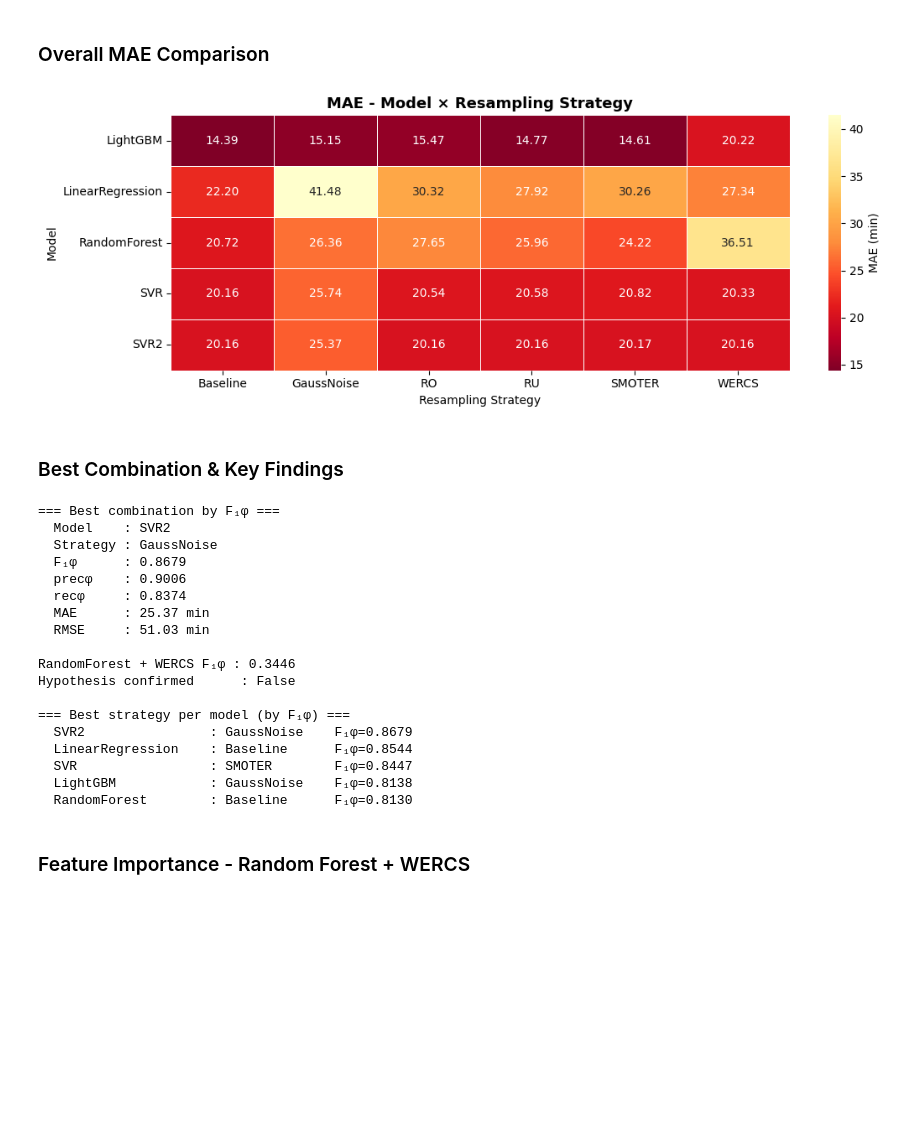
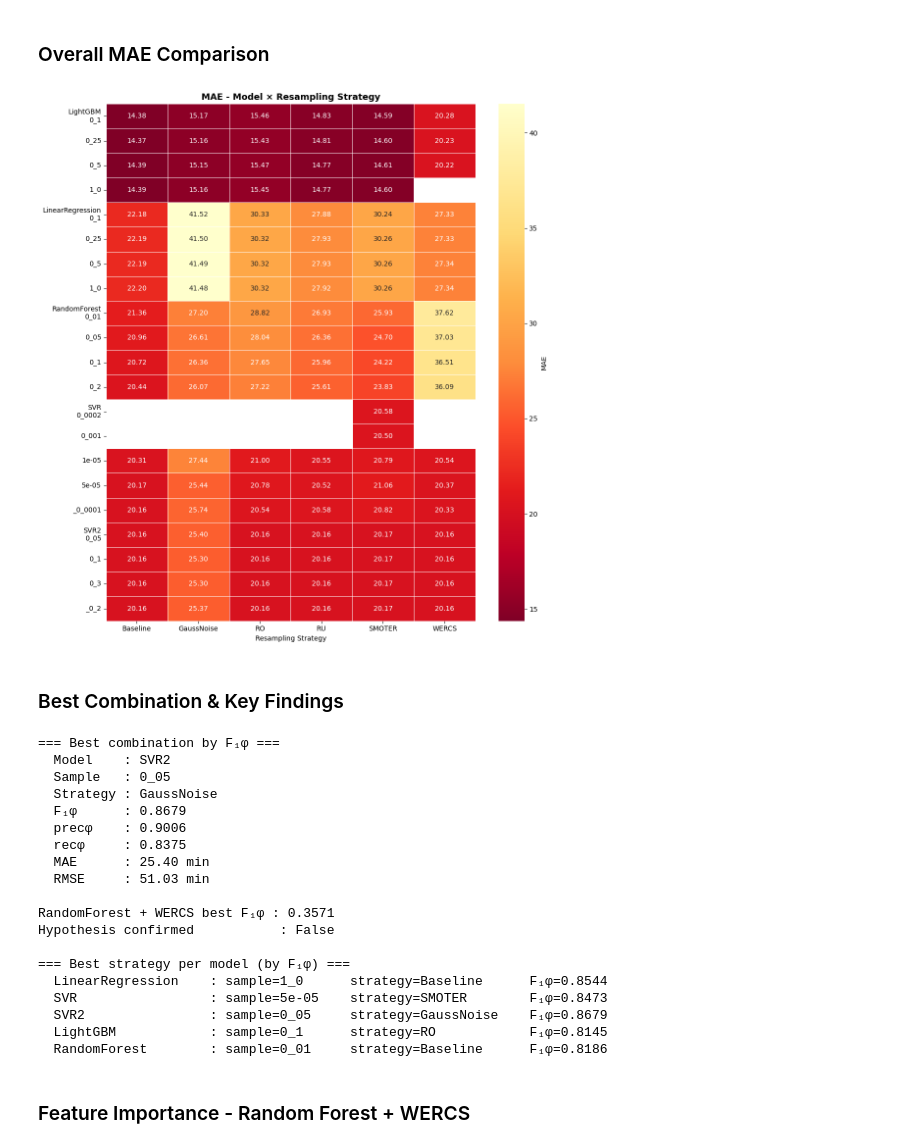
Before and after one commit to RoagieHoagie/FlightDelayImbalancedRegression, a Jupyter notebook: generate_results.ipynb, the cells around one changed output. Drawn from its saved outputs; the diff is of its cells as text; code cells hidden in the pictures; blank space fills up the shorter version.

```diff
--- a/generate_results.ipynb
+++ b/generate_results.ipynb
@@ -63,13 +98,14 @@ for model_name in model_names:
 # %%
 import pandas as pd
 
-
 results_df = pd.DataFrame(all_results).T
-results_df.index.names = ['Model', 'Strategy']
+results_df.index.names = ['Model', 'Sample', 'Strategy']
 results_df = results_df[[
     'f1_phi', 'prec_phi', 'rec_phi',
     'Weighted_MAE', 'MAE', 'RMSE',
     'Tail_MAE', 'Tail_RMSE', 'tail_n'
-]].sort_values('f1_phi', ascending=False)
-results_df.round(4)
+]]
+
+with pd.option_context('display.max_rows', None, 'display.max_columns', None):
+    display(results_df.round(4))
 # %% [output]
@@ -96,20 +132,30 @@ results_df.round(4)
 # %%
 import seaborn as sns
 import matplotlib.pyplot as plt
-f1_pivot = results_df['f1_phi'].unstack(level='Strategy')
 
-fig, ax = plt.subplots(figsize=(11, 4))
+f1_pivot = results_df['f1_phi'].unstack(level='Strategy').astype(float)
+
+fig, ax = plt.subplots(figsize=(11, len(f1_pivot) * 0.5 + 1))
 sns.heatmap(
-    f1_pivot.astype(float),
+    f1_pivot,
     annot=True, fmt='.4f',
     cmap='YlGn',
     linewidths=0.5,
     ax=ax,
     cbar_kws={'label': 'F₁φ'}
 )
+
+# show model name only on first row of each group
+labels = []
+for (model, sample) in f1_pivot.index:
+    prev = f1_pivot.index[f1_pivot.index.get_loc((model, sample)) - 1] if f1_pivot.index.get_loc((model, sample)) > 0 else None
+    labels.append(f'{model}\n{sample}' if prev is None or prev[0] != model else sample)
+
+ax.set_yticklabels(labels, rotation=0)
 ax.set_title('F₁φ Score - Model × Resampling Strategy', fontsize=13, weight='bold')
 ax.set_xlabel('Resampling Strategy')
-ax.set_ylabel('Model')
+ax.set_ylabel('')
 plt.tight_layout()
 plt.savefig('results/f1.png')
+plt.show()
 # %% [output]
@@ -144,31 +200,39 @@ plt.savefig('results/p&r.png')
 # %%
 mae_pivot = results_df['MAE'].unstack(level='Strategy').astype(float)
 
-fig, ax = plt.subplots(figsize=(11, 4))
+fig, ax = plt.subplots(figsize=(11, len(mae_pivot) * 0.5 + 1))
 sns.heatmap(
     mae_pivot,
     annot=True, fmt='.2f',
     cmap='YlOrRd_r',
     linewidths=0.5,
     ax=ax,
-    cbar_kws={'label': 'MAE (min)'}
+    cbar_kws={'label': 'MAE'}
 )
+
+labels = []
+for i, (model, sample) in enumerate(mae_pivot.index):
+    prev = mae_pivot.index[i - 1] if i > 0 else None
+    labels.append(f'{model}\n{sample}' if prev is None or prev[0] != model else sample)
+
+ax.set_yticklabels(labels, rotation=0)
 ax.set_title('MAE - Model × Resampling Strategy', fontsize=13, weight='bold')
 ax.set_xlabel('Resampling Strategy')
-ax.set_ylabel('Model')
+ax.set_ylabel('')
 plt.tight_layout()
-plt.savefig("results/mae.png")
+plt.savefig('results/mae.png')
+plt.show()
 # %% [output]
-[figure, old version]
+[figure, new version]
 # %% [markdown]
 ### Best Combination & Key Findings
 # %%
 best_idx     = results_df['f1_phi'].idxmax()
 best_metrics = results_df.loc[best_idx]
-
 print('=== Best combination by F₁φ ===')
 print(f'  Model    : {best_idx[0]}')
-print(f'  Strategy : {best_idx[1]}')
+print(f'  Sample   : {best_idx[1]}')
+print(f'  Strategy : {best_idx[2]}')
 print(f'  F₁φ      : {best_metrics["f1_phi"]:.4f}')
 print(f'  precφ    : {best_metrics["prec_phi"]:.4f}')
 print(f'  recφ     : {best_metrics["rec_phi"]:.4f}')
@@ -176,35 +240,36 @@ print(f'  MAE      : {best_metrics["MAE"]:.2f} min')
 print(f'  RMSE     : {best_metrics["RMSE"]:.2f} min')
 print()
 
-rf_wercs_f1 = results_df.loc[('RandomForest', 'WERCS'), 'f1_phi']
-print(f'RandomForest + WERCS F₁φ : {rf_wercs_f1:.4f}')
-print(f'Hypothesis confirmed      : {best_idx == ("RandomForest", "WERCS")}')
+rf_wercs_f1 = results_df.loc['RandomForest', 'f1_phi'].xs('WERCS', level='Strategy').max()
+print(f'RandomForest + WERCS best F₁φ : {rf_wercs_f1:.4f}')
+print(f'Hypothesis confirmed           : {best_idx[0] == "RandomForest" and best_idx[2] == "WERCS"}')
 print()
 
 print('=== Best strategy per model (by F₁φ) ===')
 for model_name in models_list:
-    best_strat = results_df.loc[model_name, 'f1_phi'].idxmax()
-    best_f1    = results_df.loc[(model_name, best_strat), 'f1_phi']
-    print(f'  {model_name:<20}: {best_strat:<12}  F₁φ={best_f1:.4f}')
+    best_idx_m  = results_df.loc[model_name, 'f1_phi'].idxmax()  # (sample, strategy)
+    best_f1     = results_df.loc[(model_name, *best_idx_m), 'f1_phi']
+    print(f'  {model_name:<20}: sample={best_idx_m[0]:<8} strategy={best_idx_m[1]:<12}  F₁φ={best_f1:.4f}')
 # %% [output]
 === Best combination by F₁φ ===
   Model    : SVR2
+  Sample   : 0_05
   Strategy : GaussNoise
   F₁φ      : 0.8679
   precφ    : 0.9006
-  recφ     : 0.8374
-  MAE      : 25.37 min
+  recφ     : 0.8375
+  MAE      : 25.40 min
   RMSE     : 51.03 min
 
-RandomForest + WERCS F₁φ : 0.3446
-Hypothesis confirmed      : False
+RandomForest + WERCS best F₁φ : 0.3571
+Hypothesis confirmed           : False
 
 === Best strategy per model (by F₁φ) ===
-  SVR2                : GaussNoise    F₁φ=0.8679
-  LinearRegression    : Baseline      F₁φ=0.8544
-  SVR                 : SMOTER        F₁φ=0.8447
-  LightGBM            : GaussNoise    F₁φ=0.8138
-  RandomForest        : Baseline      F₁φ=0.8130
+  LinearRegression    : sample=1_0      strategy=Baseline      F₁φ=0.8544
+  SVR                 : sample=5e-05    strategy=SMOTER        F₁φ=0.8473
+  SVR2                : sample=0_05     strategy=GaussNoise    F₁φ=0.8679
+  LightGBM            : sample=0_1      strategy=RO            F₁φ=0.8145
+  RandomForest        : sample=0_01     strategy=Baseline      F₁φ=0.8186
 # %% [markdown]
 ### Feature Importance - Random Forest + WERCS
 # %%
```
Also changed, not shown: parts of 6 cells of this notebook, 40 other files.
